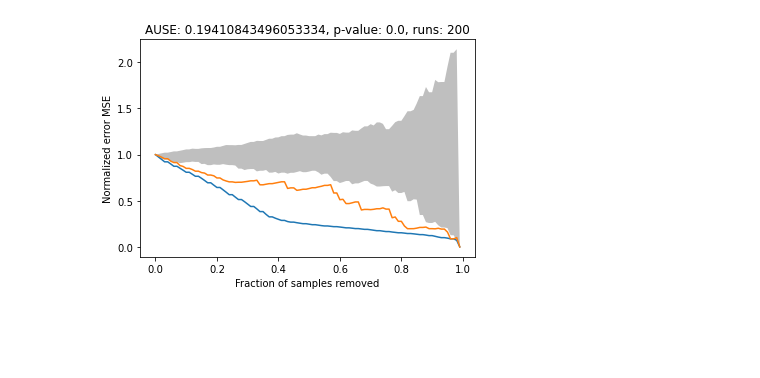
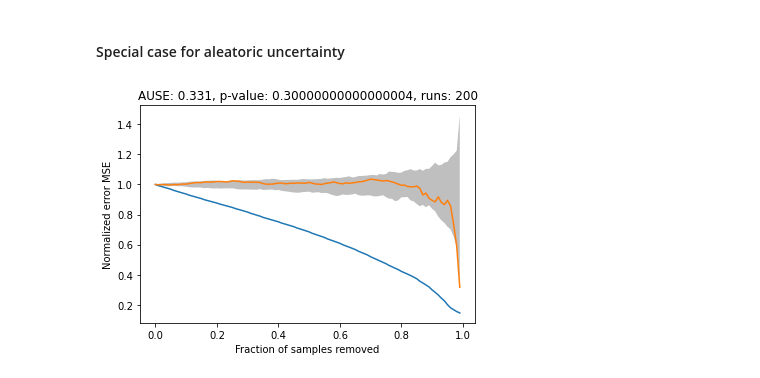
Before and after one commit to sharma-divyanshu/uncertainty_analysis, a Jupyter notebook: gp_sparse_bayes.ipynb, the cells around one changed output. Cells and saved outputs as stored; diff of their text form; code cells hidden in the pictures; blank space fills up the shorter version.

```diff
--- a/gp_sparse_bayes.ipynb
+++ b/gp_sparse_bayes.ipynb
@@ -196,23 +0,0 @@ def process_data(X, y):
-# %%
-def permutation_test(pred_probs, pred_variances, pred_labels, n_runs=200):
-    pred_ause, sparsification_errors, error_rmse, var_rmse, fractions = ause(pred_probs, pred_variances, pred_labels)
-    perm_auses = []
-    perm_variance_rmses = []
-    for i in range(n_runs):
-        perm_variances = np.random.permutation(pred_variances)
-        perm_ause, perm_sparsification_errors, perm_error_rmse, perm_variance_rmse, _ = ause(pred_probs, perm_variances, pred_labels)
-        perm_variance_rmses.append(perm_variance_rmse)
-        perm_auses.append(perm_ause)
-    perm_variance_rmses = np.array(perm_variance_rmses)
-    variance_rmse_max = np.max(perm_variance_rmses, axis=0)
-    variance_rmse_min = np.min(perm_variance_rmses, axis=0)
-    count = np.sum(perm_auses > pred_ause)
-    p = (1 - count/n_runs)
-
-    plt.plot(fractions, error_rmse)
-    plt.plot(fractions, var_rmse)
-    plt.fill_between(fractions, variance_rmse_max, variance_rmse_min, facecolor='gray', alpha=0.5)
-    plt.xlabel("Fraction of samples removed")
-    plt.ylabel("Normalized error MSE")
-    plt.title(f"AUSE: {pred_ause:0.03f}, p-value: {p}, runs: {n_runs}")
-    plt.show()
@@ -230,0 +67,2 @@ permutation_test(pred_probs, pred_variances, pred_labels, 200)
+# %% [markdown]
+#### Special case for aleatoric uncertainty
@@ -231,8 +73,6 @@ permutation_test(pred_probs, pred_variances, pred_labels, 200)
 # %%
-data2 = pd.read_csv('data/ionosphere.data', header=None)
-data2['label'] = data2[34] == 'g'
-X, y = data2.iloc[:, :34], data2['label']
+X, y = data3[data3.columns[:-2]], data3['label']
 pred_probs, pred_variances, pred_labels = process_data(X, y)
 permutation_test(pred_probs, pred_variances, pred_labels)
 # %% [output]
-[figure, old version]
+[figure, new version]
```
Also changed, not shown: parts of 11 cells of this notebook, 1 other file.
